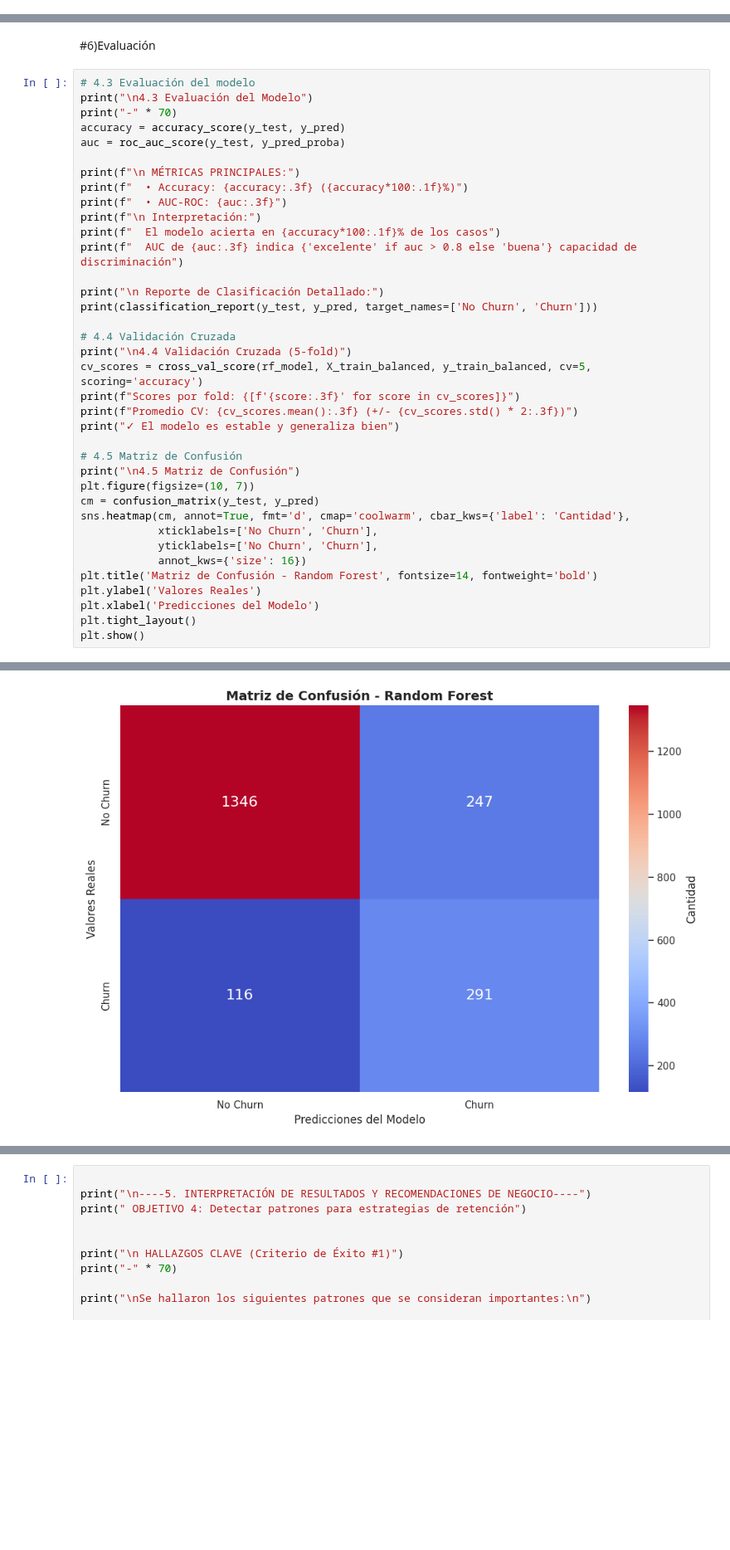
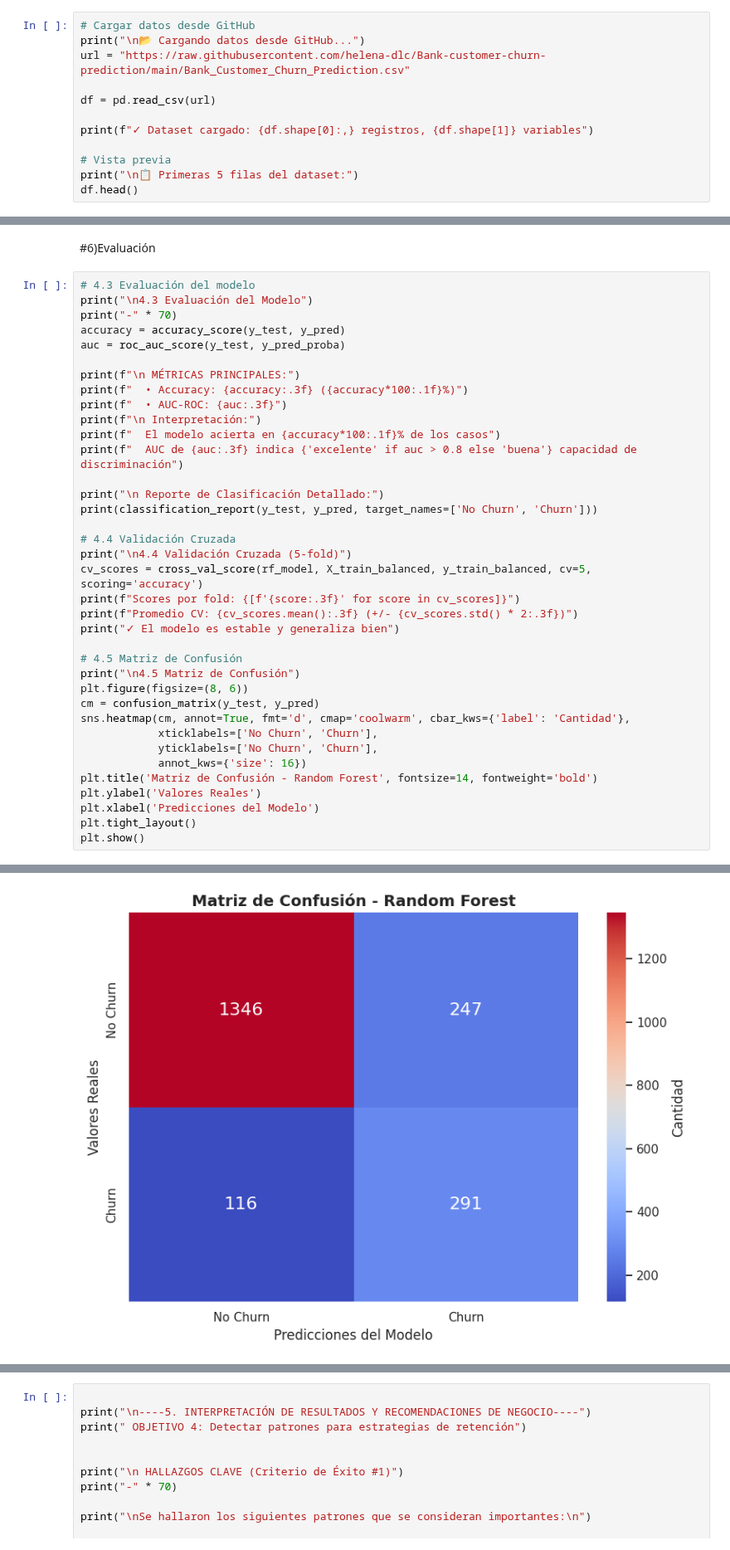
Before and after one commit to helena-dlc/Bank-customer-churn-prediction, a Jupyter notebook: bankcustomerchurn_helena (1).ipynb, the cells around one changed output, grey strips where cells are left out. Shown at 83% size. Cells and saved outputs as stored; diff of their text form; blank space fills up the shorter version.

```diff
--- a/bankcustomerchurn_helena (1).ipynb
+++ b/bankcustomerchurn_helena (1).ipynb
@@ -35,0 +15,12 @@ df = pd.read_csv("Bank_Customer_Churn_Prediction.csv")
+# %%
+# Cargar datos desde GitHub
+print("\n📂 Cargando datos desde GitHub...")
+url = "https://raw.githubusercontent.com/helena-dlc/Bank-customer-churn-prediction/main/Bank_Customer_Churn_Prediction.csv"
+
+df = pd.read_csv(url)
+
+print(f"✓ Dataset cargado: {df.shape[0]:,} registros, {df.shape[1]} variables")
+
+# Vista previa
+print("\n📋 Primeras 5 filas del dataset:")
+df.head()
@@ -590,36 +592,36 @@ print("✓ El modelo es estable y generaliza bien")
 
 # 4.5 Matriz de Confusión
 print("\n4.5 Matriz de Confusión")
-plt.figure(figsize=(10, 7))
+plt.figure(figsize=(8, 6))
 cm = confusion_matrix(y_test, y_pred)
 sns.heatmap(cm, annot=True, fmt='d', cmap='coolwarm', cbar_kws={'label': 'Cantidad'},
             xticklabels=['No Churn', 'Churn'],
             yticklabels=['No Churn', 'Churn'],
             annot_kws={'size': 16})
 plt.title('Matriz de Confusión - Random Forest', fontsize=14, fontweight='bold')
 plt.ylabel('Valores Reales')
 plt.xlabel('Predicciones del Modelo')
 plt.tight_layout()
 plt.show()
 # %% [output]
 4.3 Evaluación del Modelo
 ----------------------------------------------------------------------
 
  MÉTRICAS PRINCIPALES:
   • Accuracy: 0.819 (81.8%)
   • AUC-ROC: 0.856
 
  Interpretación:
   El modelo acierta en 81.8% de los casos
   AUC de 0.856 indica excelente capacidad de discriminación
 
  Reporte de Clasificación Detallado:
 ... (12 lines left out)
 Promedio CV: 0.827 (+/- 0.057)
 ✓ El modelo es estable y generaliza bien
 
 4.5 Matriz de Confusión
-[figure, old version]
+[figure, new version]
 # %%
 tn, fp, fn, tp = cm.ravel()
 print(f"\n📊 Interpretación de la Matriz de Confusión:")
```
Also changed, not shown: parts of 10 cells of this notebook.
